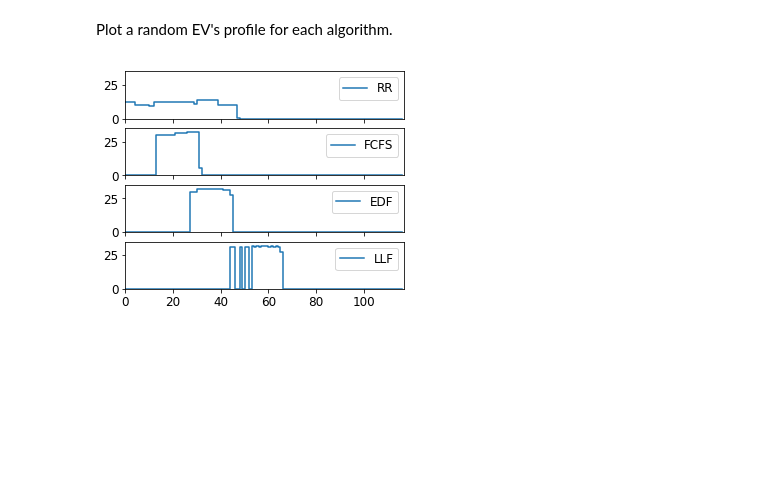
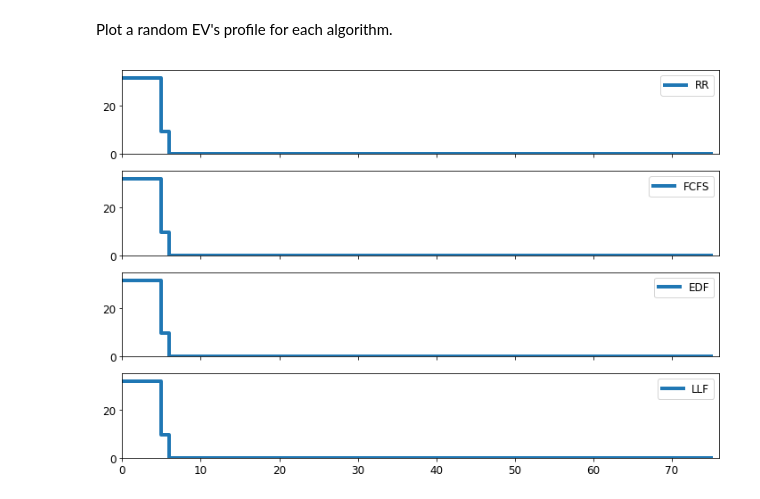
Before and after one commit to caltech-netlab/acnportal-experiments, a Jupyter notebook: baseline_algorithms_w_constrained_infrastructure.ipynb, the cells around one changed output. Saved outputs shown, nothing was run; the diff lists cells and outputs as text; code cells hidden in the pictures; blank space fills up the shorter version.

```diff
--- a/baseline_algorithms_w_constrained_infrastructure.ipynb
+++ b/baseline_algorithms_w_constrained_infrastructure.ipynb
@@ -58,10 +54,10 @@ We consider four algorithms: Round Robin, First-Come First-Served, Earliest Dead
 # %%
 sch = {}
 sch['Unctrl'] = algorithms.UncontrolledCharging()
-sch['FCFS'] = algorithms.SortedSchedulingAlgo(first_come_first_served)
-sch['LLF'] = algorithms.SortedSchedulingAlgo(least_laxity_first)
-sch['EDF'] = algorithms.SortedSchedulingAlgo(earliest_deadline_first)
-sch['RR'] = algorithms.RoundRobin(first_come_first_served)
+sch['FCFS'] = algorithms.SortedSchedulingAlgo(algorithms.first_come_first_served)
+sch['LLF'] = algorithms.SortedSchedulingAlgo(algorithms.least_laxity_first)
+sch['EDF'] = algorithms.SortedSchedulingAlgo(algorithms.earliest_deadline_first)
+sch['RR'] = algorithms.RoundRobin(algorithms.first_come_first_served)
 # %% [markdown]
 ## Experiment
 To run the experiment we vary the capacity of the transformer which feeds the Caltech charging network from 5 kW to 150 kW. This allows us to see how each algorithm copes with various levels of infrastructure constraints.
@@ -72,11 +68,11 @@ warnings.simplefilter("ignore")
 
 sims = defaultdict(dict)
 for d in range(10, 131, 20):
-    cn = caltech_acn(voltage=voltage, transformer_cap=d)
+    cn = acnsim.sites.caltech_acn(voltage=voltage, transformer_cap=d)
     for sch_alg in sch:
       print('{0} - {1}. Running...'.format(sch_alg, d))
-      sim = Simulator(deepcopy(cn), sch[sch_alg], deepcopy(events),
-                      start, period=period, verbose=False)
+      sim = acnsim.Simulator(deepcopy(cn), sch[sch_alg], deepcopy(events),
+                             start, period=period, verbose=False)
       sim.run()
       sims[sch_alg][d] = sim
 # %% [output]
@@ -122,0 +103,10 @@ pass
+# %%
+matplotlib.rcParams.update({'font.size': 22})
+e_del = defaultdict(dict)
+for alg in sims:
+  for d in sims[alg]:
+    e_del[alg][d] = analysis.proportion_of_energy_delivered(sims[alg][d]) * 100
+pd.DataFrame(e_del).plot(figsize=(20,8), linewidth=5, alpha=0.75)
+plt.ylabel('Energy Delivered (%)')
+plt.xlabel('Transformer Capacity')
+pass
@@ -193,24 +193,26 @@ ACN-Sim also allows us to examine the charging rates of a particular EV with eac
 # %%
 def plot_ev_charging(sim, ev, ax, label):
   evse_index = sim.network.station_ids.index(ev.station_id)
-  ax.step(range(ev.departure - ev.arrival), sim.charging_rates[evse_index][ev.arrival:ev.departure], label=label)
+  ax.step(range(ev.departure - ev.arrival),
+          sim.charging_rates[evse_index][ev.arrival:ev.departure],
+          label=label,
+          linewidth=4)
   ax.legend()
 # %% [markdown]
 Plot a random EV's profile for each algorithm.
 # %%
-import random
 
-fig, axes = plt.subplots(4, 1, sharey=True, sharex=True, figsize=(5,4))
+fig, axes = plt.subplots(4, 1, sharey=True, sharex=True, figsize=(12, 8))
 font = {'family' : 'normal',
         'size'   : 12}
 matplotlib.rc('font', **font)
 ev = random.choice(list(sims['RR'][50].ev_history.values()))
 axes[0].set_xlim(0, ev.departure - ev.arrival)
 axes[0].set_ylim(0, 35)
 plot_ev_charging(sims['RR'][50], ev, axes[0], label='RR')
 plot_ev_charging(sims['FCFS'][50], ev, axes[1], label='FCFS')
 plot_ev_charging(sims['EDF'][50], ev, axes[2], label='EDF')
 plot_ev_charging(sims['LLF'][50], ev, axes[3], label='LLF')
 # plot_ev_charging(llf_sim, ev, axes[4])
 # %% [output]
-[figure, old version]
+[figure, new version]
```
Also changed, not shown: parts of 11 cells of this notebook.
